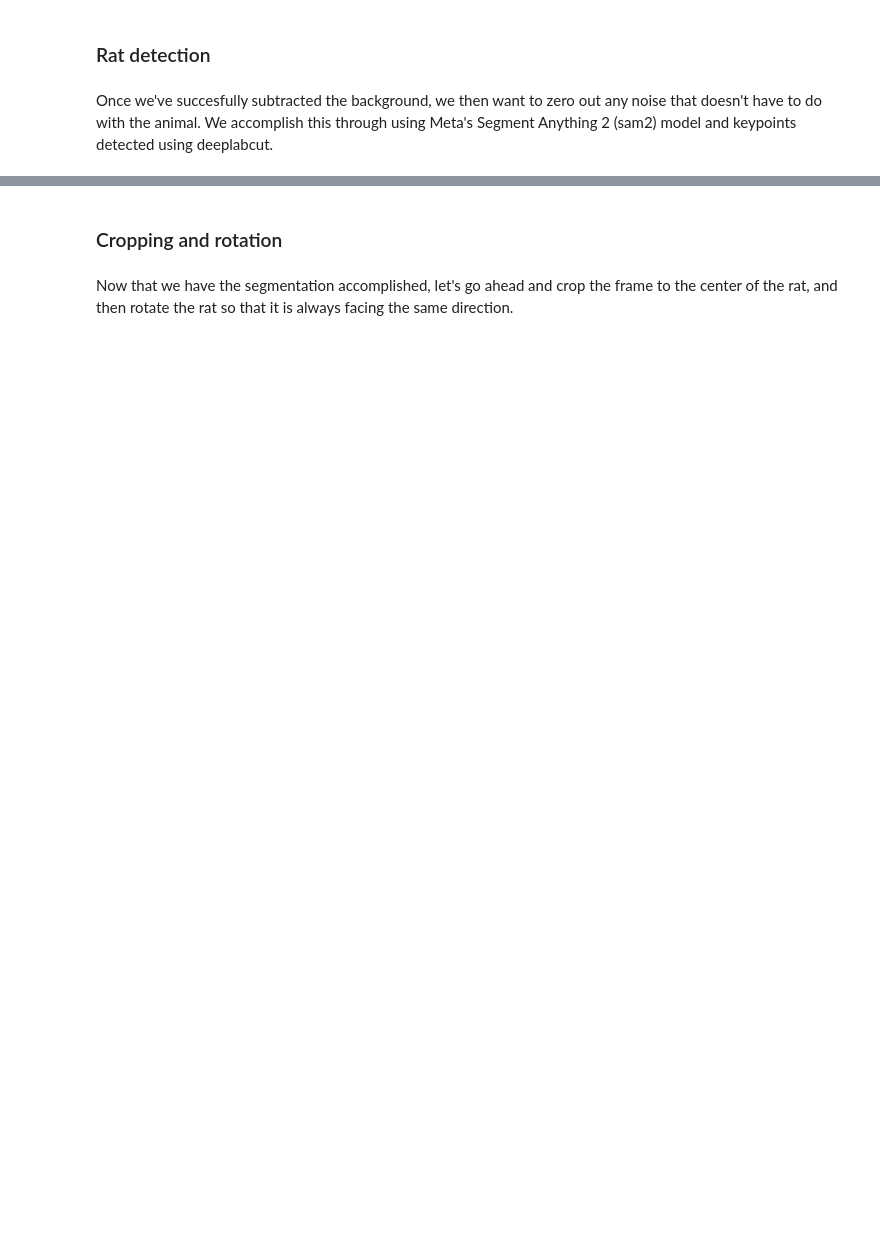
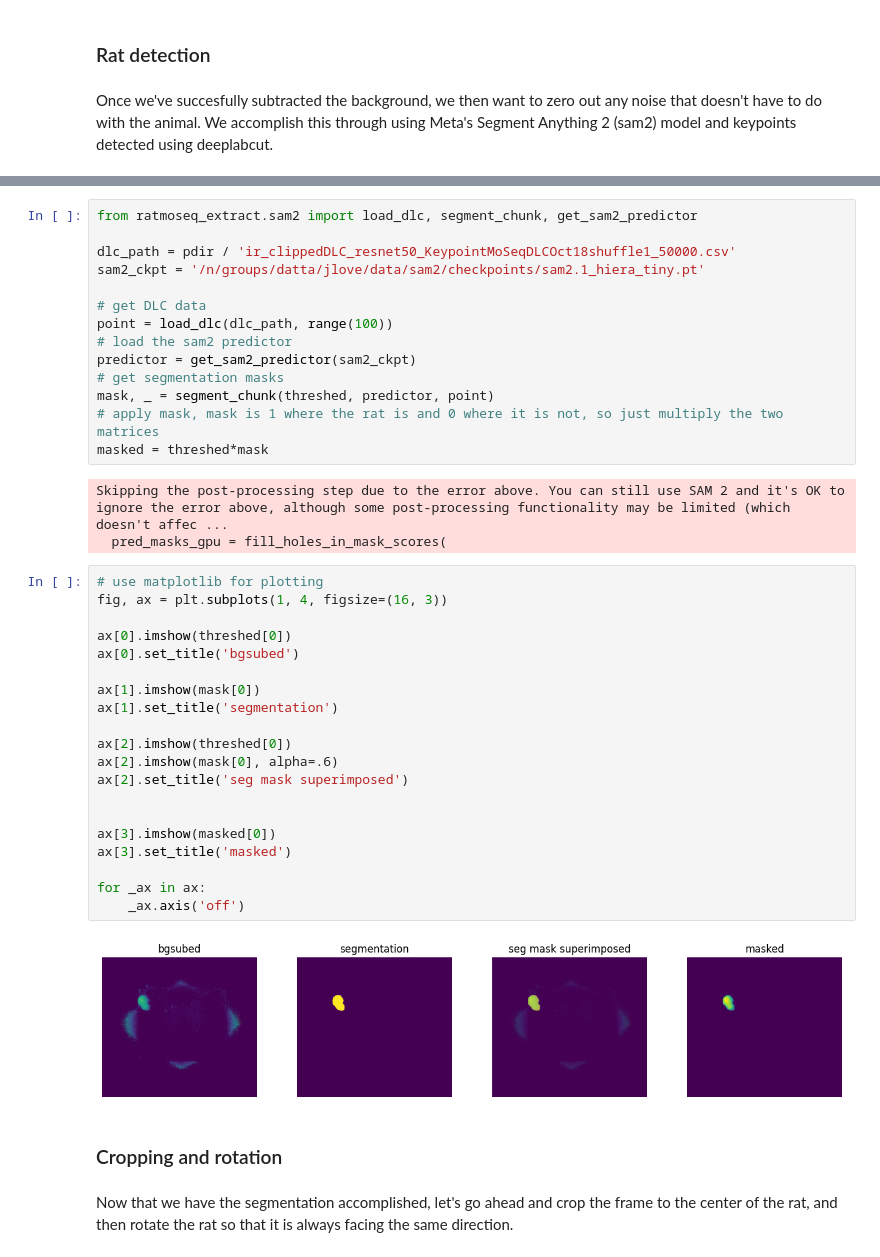
Before and after one commit to jackransomlovell/ratmoseq_tutorial, a Jupyter notebook: notebooks/01_extraction.ipynb, the cells around one changed output, grey strips where cells are left out. Cells and saved outputs as stored; diff of their text form; blank space fills up the shorter version.

```diff
--- a/notebooks/01_extraction.ipynb
+++ b/notebooks/01_extraction.ipynb
@@ -30,3 +63,42 @@ Error:
+# %%
+from ratmoseq_extract.sam2 import load_dlc, segment_chunk, get_sam2_predictor
+
+dlc_path = pdir / 'ir_clippedDLC_resnet50_KeypointMoSeqDLCOct18shuffle1_50000.csv'
+sam2_ckpt = '/n/groups/datta/jlove/data/sam2/checkpoints/sam2.1_hiera_tiny.pt'
+
+# get DLC data
+point = load_dlc(dlc_path, range(100))
+# load the sam2 predictor
+predictor = get_sam2_predictor(sam2_ckpt)
+# get segmentation masks
+mask, _ = segment_chunk(threshed, predictor, point)
+# apply mask, mask is 1 where the rat is and 0 where it is not, so just multiply the two matrices
+masked = threshed*mask
+# %% [output]
+Skipping the post-processing step due to the error above. You can still use SAM 2 and it's OK to ignore the error above, although some post-processing functionality may be limited (which doesn't affec ...
+  pred_masks_gpu = fill_holes_in_mask_scores(
+# %%
+# use matplotlib for plotting
+fig, ax = plt.subplots(1, 4, figsize=(16, 3))
+
+ax[0].imshow(threshed[0])
+ax[0].set_title('bgsubed')
+
+ax[1].imshow(mask[0])
+ax[1].set_title('segmentation')
+
+ax[2].imshow(threshed[0])
+ax[2].imshow(mask[0], alpha=.6)
+ax[2].set_title('seg mask superimposed')
+
+
+ax[3].imshow(masked[0])
+ax[3].set_title('masked')
+
+for _ax in ax:
+    _ax.axis('off')
+# %% [output]
+[figure, added]
 # %% [markdown]
 ### Cropping and rotation
 # %% [markdown]
```
Also changed, not shown: parts of 10 cells of this notebook.
